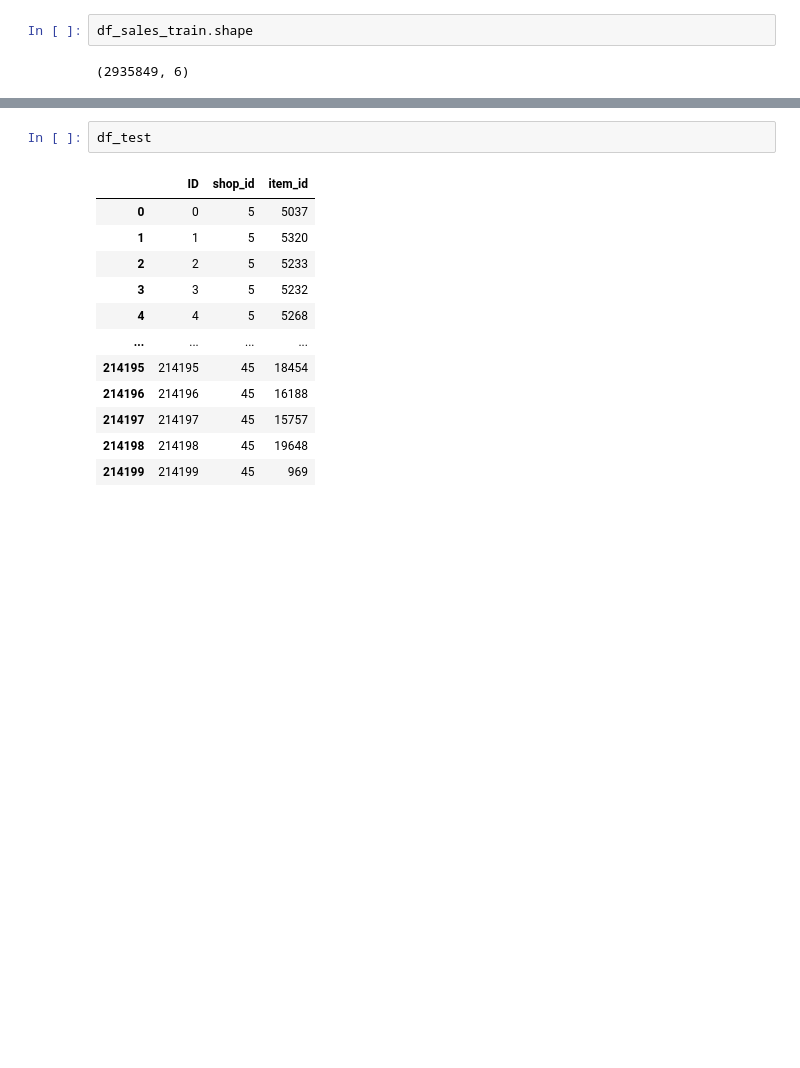
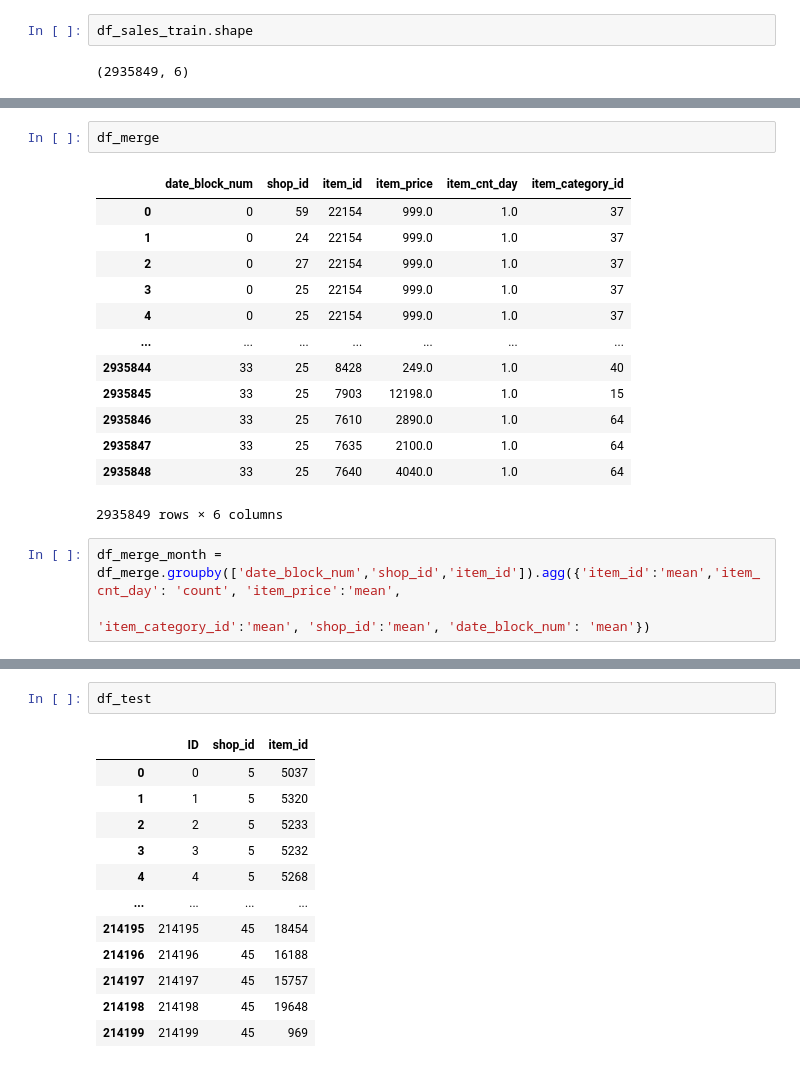
Before and after one commit to must4in3/7---Predict-Future-Sales, a Jupyter notebook: Data Cleaning.ipynb, the cells around one changed output, grey strips where cells are left out. Saved outputs shown, nothing was run; the diff lists cells and outputs as text; blank space fills up the shorter version.

```diff
--- a/Data Cleaning.ipynb
+++ b/Data Cleaning.ipynb
@@ -48,0 +56,19 @@ df_sales_train.shape
+# %%
+df_merge
+# %% [output]
+|  | date_block_num | shop_id | item_id | item_price | item_cnt_day | item_category_id |
+| 0 | 0 | 59 | 22154 | 999.0 | 1.0 | 37 |
+| 1 | 0 | 24 | 22154 | 999.0 | 1.0 | 37 |
+| 2 | 0 | 27 | 22154 | 999.0 | 1.0 | 37 |
+| 3 | 0 | 25 | 22154 | 999.0 | 1.0 | 37 |
+| 4 | 0 | 25 | 22154 | 999.0 | 1.0 | 37 |
+| ... | ... | ... | ... | ... | ... | ... |
+| 2935844 | 33 | 25 | 8428 | 249.0 | 1.0 | 40 |
+| 2935845 | 33 | 25 | 7903 | 12198.0 | 1.0 | 15 |
+| 2935846 | 33 | 25 | 7610 | 2890.0 | 1.0 | 64 |
+| 2935847 | 33 | 25 | 7635 | 2100.0 | 1.0 | 64 |
+| 2935848 | 33 | 25 | 7640 | 4040.0 | 1.0 | 64 |
+2935849 rows × 6 columns
+# %%
+df_merge_month = df_merge.groupby(['date_block_num','shop_id','item_id']).agg({'item_id':'mean','item_cnt_day': 'count', 'item_price':'mean',
+                                                              'item_category_id':'mean', 'shop_id':'mean', 'date_block_num': 'mean'})
```
Also changed, not shown: parts of 23 cells of this notebook.
